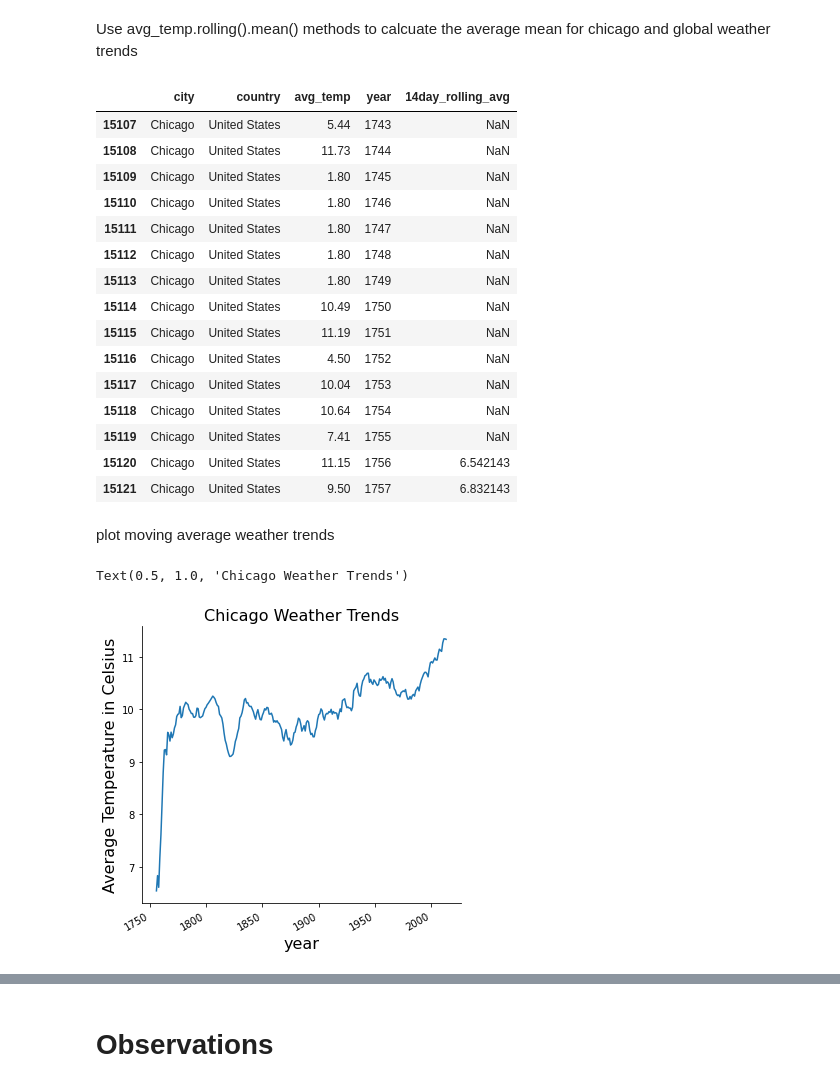
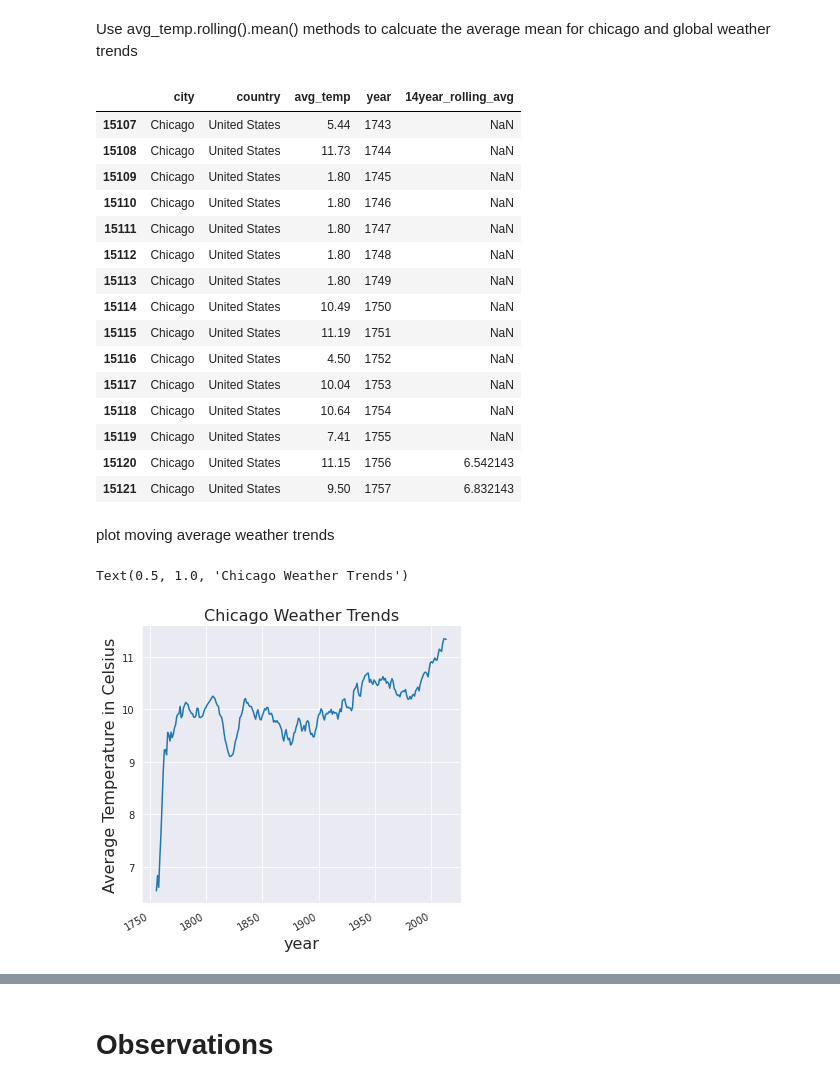
Before and after one commit to freedom-780/Weather_trends, a Jupyter notebook: Weather_project.ipynb, the cells around one changed output, grey strips where cells are left out. Saved outputs shown, nothing was run; the diff lists cells and outputs as text; code cells hidden in the pictures.

```diff
--- a/Weather_project.ipynb
+++ b/Weather_project.ipynb
@@ -79,7 +81,6 @@ dtype: int64
 # %% [markdown]
 Initial Plot of data without moving averages
 # %%
-import seaborn as sns
-g = sns.relplot(x="year", y="avg_temp", kind="line", data=chicago_weather_fill)
-g.fig.autofmt_xdate()
+sns.set_style("darkgrid")
+sns.relplot(x="year", y="avg_temp", kind="line", data=chicago_weather_fill)
 # %% [output]
@@ -96,10 +98,10 @@ f.fig.autofmt_xdate()
 Use avg_temp.rolling().mean() methods to calcuate the average mean
 for chicago and global weather trends
 # %%
-chicago_weather_fill[ '14day_rolling_avg' ] = chicago_weather_fill.avg_temp.rolling( 14).mean()
+chicago_weather_fill[ '14year_rolling_avg' ] = chicago_weather_fill.avg_temp.rolling( 14).mean()
 chicago_weather_fill.head(15)
 # %% [output]
-|  | city | country | avg_temp | year | 14day_rolling_avg |
+|  | city | country | avg_temp | year | 14year_rolling_avg |
 | 15107 | Chicago | United States | 5.44 | 1743 | NaN |
 | 15108 | Chicago | United States | 11.73 | 1744 | NaN |
 | 15109 | Chicago | United States | 1.80 | 1745 | NaN |
@@ -118,11 +120,11 @@ chicago_weather_fill.head(15)
 # %% [markdown]
 plot moving average weather trends
 # %%
-sns.relplot(x="year", y='14day_rolling_avg', kind="line", data=chicago_weather_fill).fig.autofmt_xdate()
+sns.relplot(x="year", y='14year_rolling_avg', kind="line", data=chicago_weather_fill).fig.autofmt_xdate()
 plt.xlabel("year", size=16)
 plt.ylabel("Average Temperature in Celsius", size=16)
 plt.title("Chicago Weather Trends", size=16)
 # %% [output]
 Text(0.5, 1.0, 'Chicago Weather Trends')
-[figure, old version]
+[figure, new version]
 # %%
```
Also changed, not shown: parts of 7 cells of this notebook.
